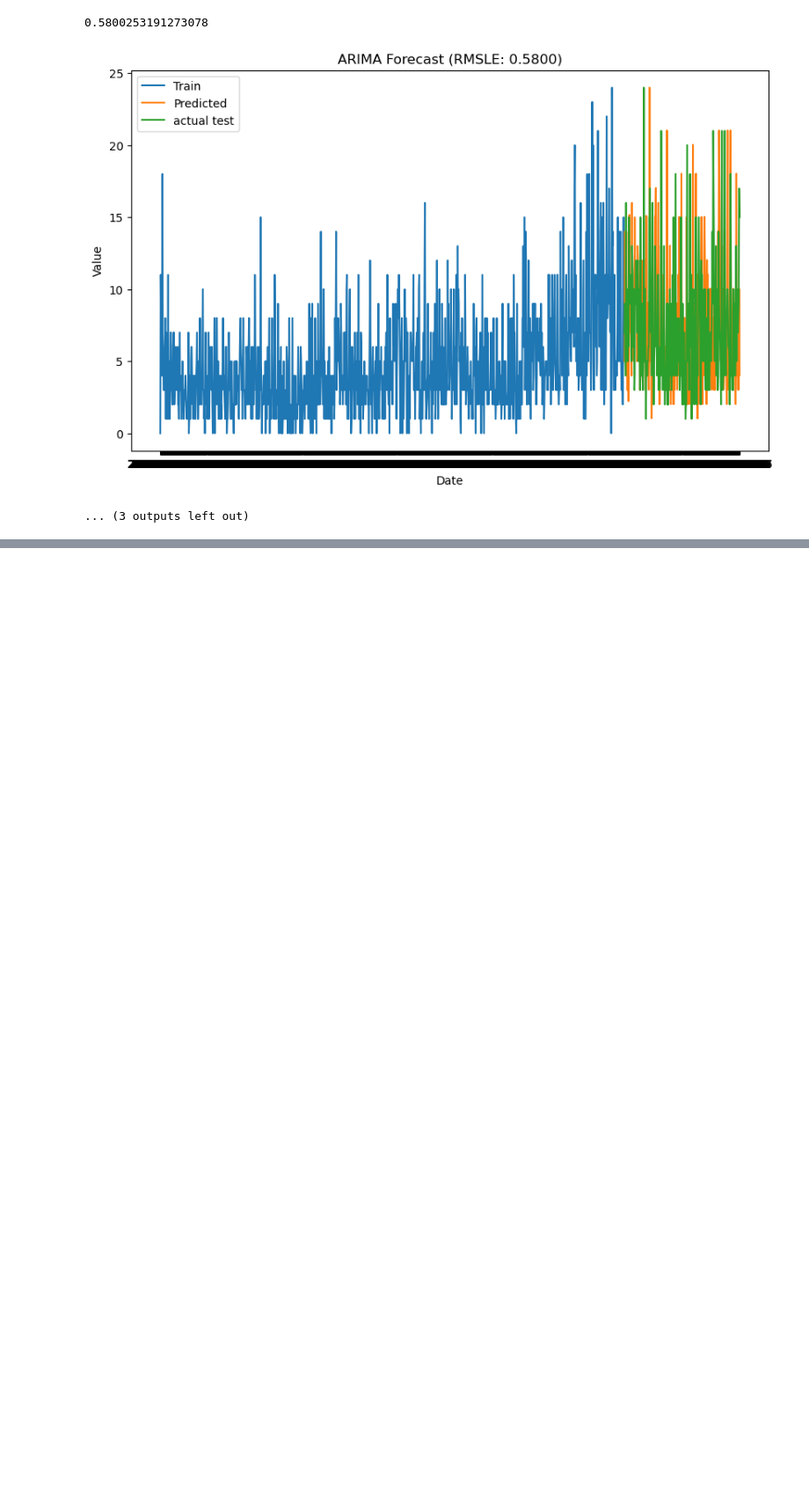
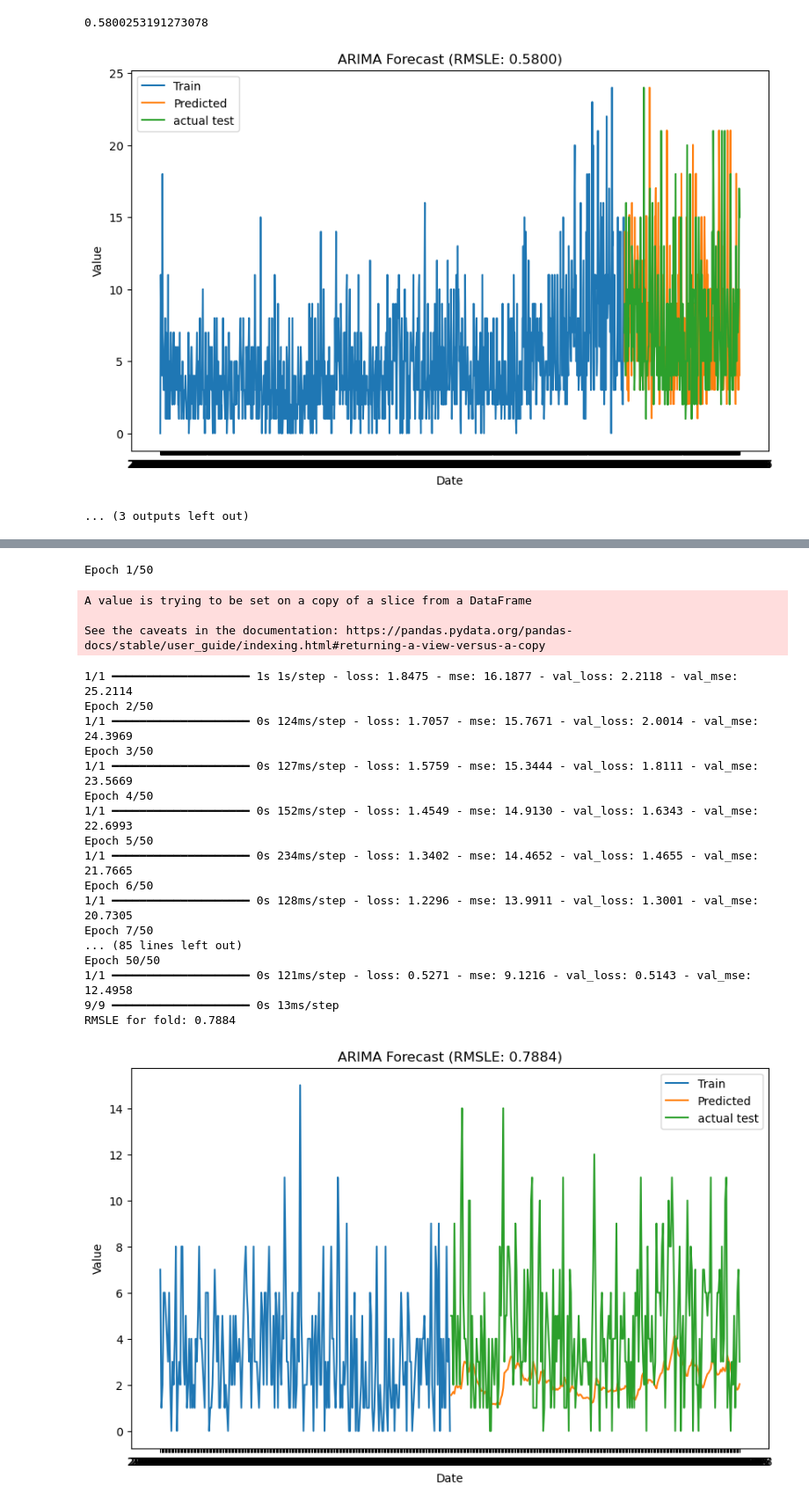
Before and after one commit to matze21/store-sales-time-series-forecasting, a Jupyter notebook: analysis/individual_model_per_storeProd.ipynb, the cells around one changed output, grey strips where cells are left out. Shown at 88% size. Cells and saved outputs as stored; diff of their text form; code cells hidden in the pictures; blank space fills up the shorter version.

```diff
--- a/analysis/individual_model_per_storeProd.ipynb
+++ b/analysis/individual_model_per_storeProd.ipynb
@@ -297,0 +515,74 @@ X_train.shape
+# %%
+# window for lstm approach
+look_back = 100
+sequences = []
+labels = []
+for i in range(testPair.shape[0]-look_back):
+    window = testPair.iloc[i : i + look_back][['sales','onpromotion']]
+    label = testPair.iloc[i + look_back]['sales']#['target']  # Next data point as label
+    sequences.append(window)
+    labels.append(label)
+    offset.append(off)
+sequences, labels = np.array(sequences), np.array(labels)
+
+n_splits = 5
+tscv = TimeSeriesSplit(n_splits=n_splits)
+
+n_features = sequences.shape[2]
+
+testPair.dropna(inplace=True)
+
+
+
+for train_index, test_index in tscv.split(sequences):
+    X_train, X_test = sequences[train_index], sequences[test_index]
+    y_train, y_test = labels[train_index], labels[test_index]
+
+    # Create an LSTM model
+    model = Sequential()
+    model.add(Input(shape=(look_back,n_features)))
+    model.add(LSTM(64, activation='relu', return_sequences=False))
+    #model.add(LSTM(units=32, return_sequences=False))
+    model.add(Dense(1, activation='relu'))  # Single output for univariate forecasting
+
+    # Compile and train the model
+    model.compile(optimizer='adam', loss=tf.keras.losses.MSLE, metrics=['mse'])
+    model.fit(X_train, y_train, epochs=50, batch_size=320,validation_data=(X_test, y_test))
+
+    # Evaluate on the test set
+    forecast = model.predict(X_test)
+    print(f'RMSLE for fold: {rmsle:.4f}')
+
+    # Plot actual vs. predicted values
+    plt.figure(figsize=(10, 6))
+    plt.plot(time_index[train_index], labels[train_index], label='Train')
+    plt.plot(time_index[test_index], forecast, label='Predicted')
+    plt.plot(time_index[test_index], labels[test_index], label='actual test')
+    plt.xlabel('Date')
+    plt.ylabel('Value')
+    plt.title(f'ARIMA Forecast (RMSLE: {rmsle:.4f})')
+    plt.legend()
+    plt.show()
+# %% [output]
+Epoch 1/50
+A value is trying to be set on a copy of a slice from a DataFrame
+
+See the caveats in the documentation: https://pandas.pydata.org/pandas-docs/stable/user_guide/indexing.html#returning-a-view-versus-a-copy
+1/1 ━━━━━━━━━━━━━━━━━━━━ 1s 1s/step - loss: 1.8475 - mse: 16.1877 - val_loss: 2.2118 - val_mse: 25.2114
+Epoch 2/50
+1/1 ━━━━━━━━━━━━━━━━━━━━ 0s 124ms/step - loss: 1.7057 - mse: 15.7671 - val_loss: 2.0014 - val_mse: 24.3969
+Epoch 3/50
+1/1 ━━━━━━━━━━━━━━━━━━━━ 0s 127ms/step - loss: 1.5759 - mse: 15.3444 - val_loss: 1.8111 - val_mse: 23.5669
+Epoch 4/50
+1/1 ━━━━━━━━━━━━━━━━━━━━ 0s 152ms/step - loss: 1.4549 - mse: 14.9130 - val_loss: 1.6343 - val_mse: 22.6993
+Epoch 5/50
+1/1 ━━━━━━━━━━━━━━━━━━━━ 0s 234ms/step - loss: 1.3402 - mse: 14.4652 - val_loss: 1.4655 - val_mse: 21.7665
+Epoch 6/50
+1/1 ━━━━━━━━━━━━━━━━━━━━ 0s 128ms/step - loss: 1.2296 - mse: 13.9911 - val_loss: 1.3001 - val_mse: 20.7305
+Epoch 7/50
+... (85 lines left out)
+Epoch 50/50
+1/1 ━━━━━━━━━━━━━━━━━━━━ 0s 121ms/step - loss: 0.5271 - mse: 9.1216 - val_loss: 0.5143 - val_mse: 12.4958
+9/9 ━━━━━━━━━━━━━━━━━━━━ 0s 13ms/step
+RMSLE for fold: 0.7884
+[figure, added]
```
Also changed, not shown: parts of 19 cells of this notebook.
